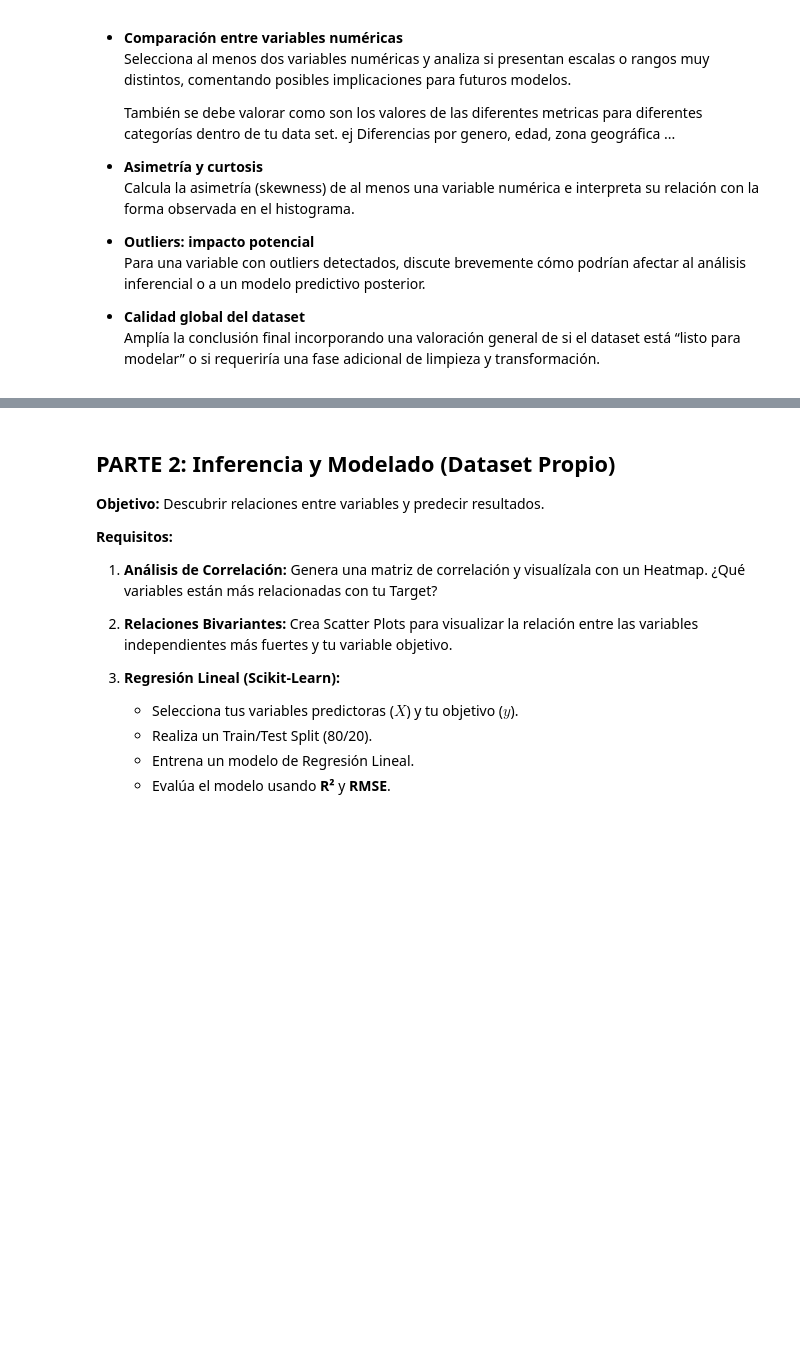
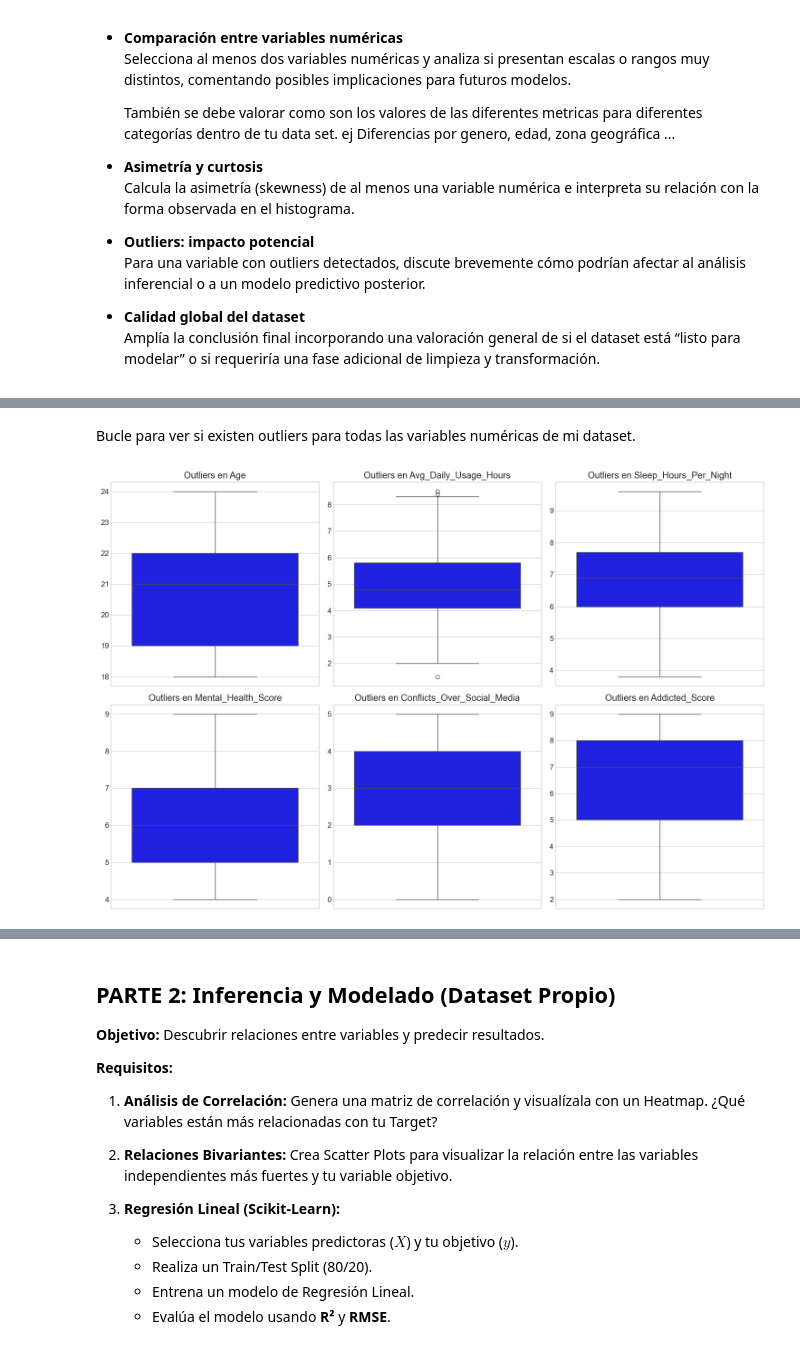
Before and after one commit to viictorhp/Proyecto-Estadistica-EvolveAcademy, a Jupyter notebook: PracticaEstadistica__apellidos_nombre_.ipynb, the cells around one changed output, grey strips where cells are left out. Saved outputs shown, nothing was run; the diff lists cells and outputs as text; code cells hidden in the pictures; blank space fills up the shorter version.

```diff
--- a/PracticaEstadistica__apellidos_nombre_.ipynb
+++ b/PracticaEstadistica__apellidos_nombre_.ipynb
@@ -86,0 +282,19 @@ Hello
+# %% [markdown]
+Bucle para ver si existen outliers para todas las variables numéricas de mi dataset.
+# %%
+# Selecciono solo las columnas numéricas
+numericas = ['Age', 'Avg_Daily_Usage_Hours', 'Sleep_Hours_Per_Night',
+             'Mental_Health_Score', 'Conflicts_Over_Social_Media', 'Addicted_Score']
+
+plt.figure(figsize=(15, 10))
+
+for i, columna in enumerate(numericas, 1):
+    plt.subplot(2, 3, i)
+    sns.boxplot(y=df[columna], color='blue')
+    plt.title(f'Outliers en {columna}')
+    plt.ylabel('')
+
+plt.tight_layout()
+plt.show()
+# %% [output]
+[figure, added]
```
Also changed, not shown: parts of 73 cells of this notebook.
